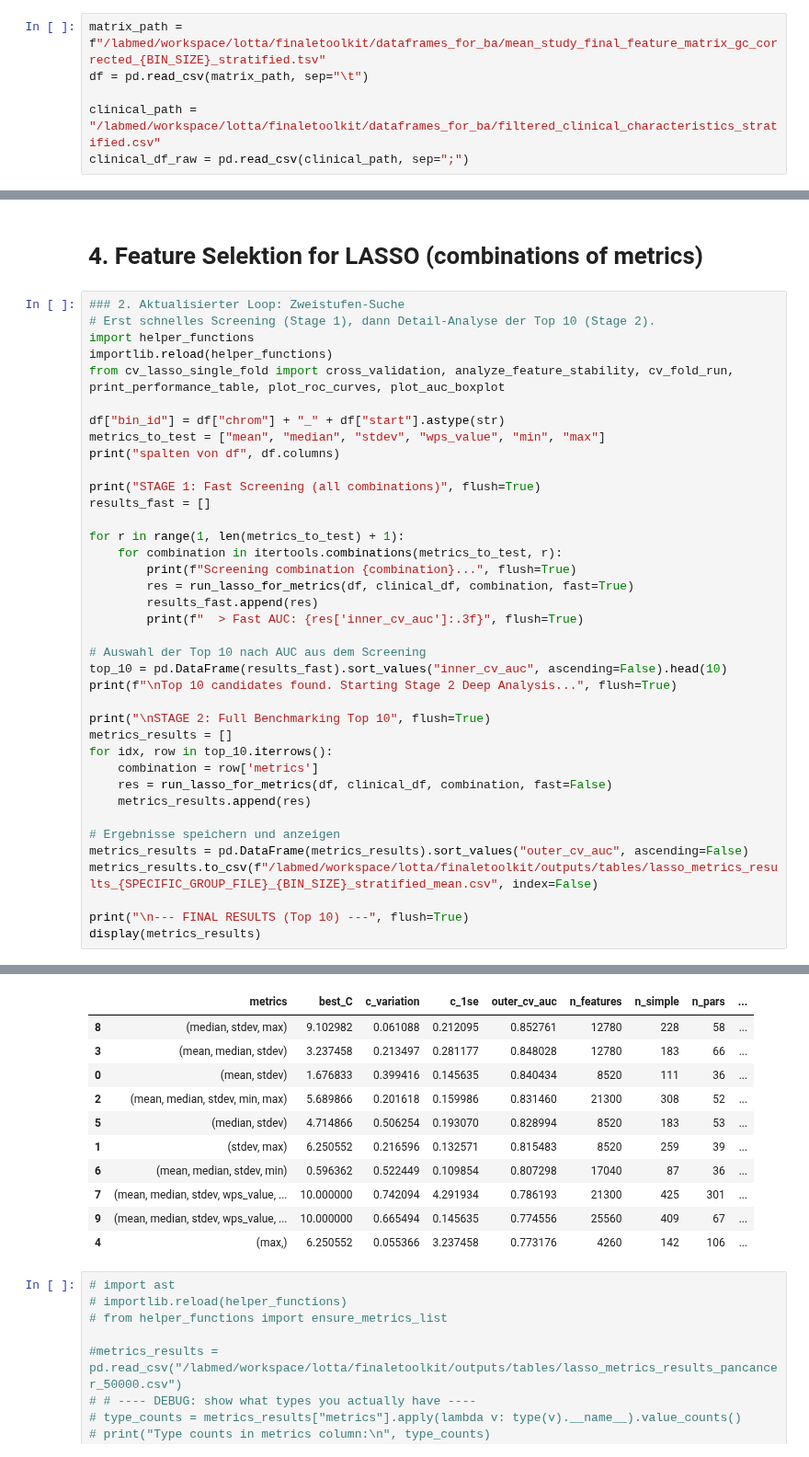
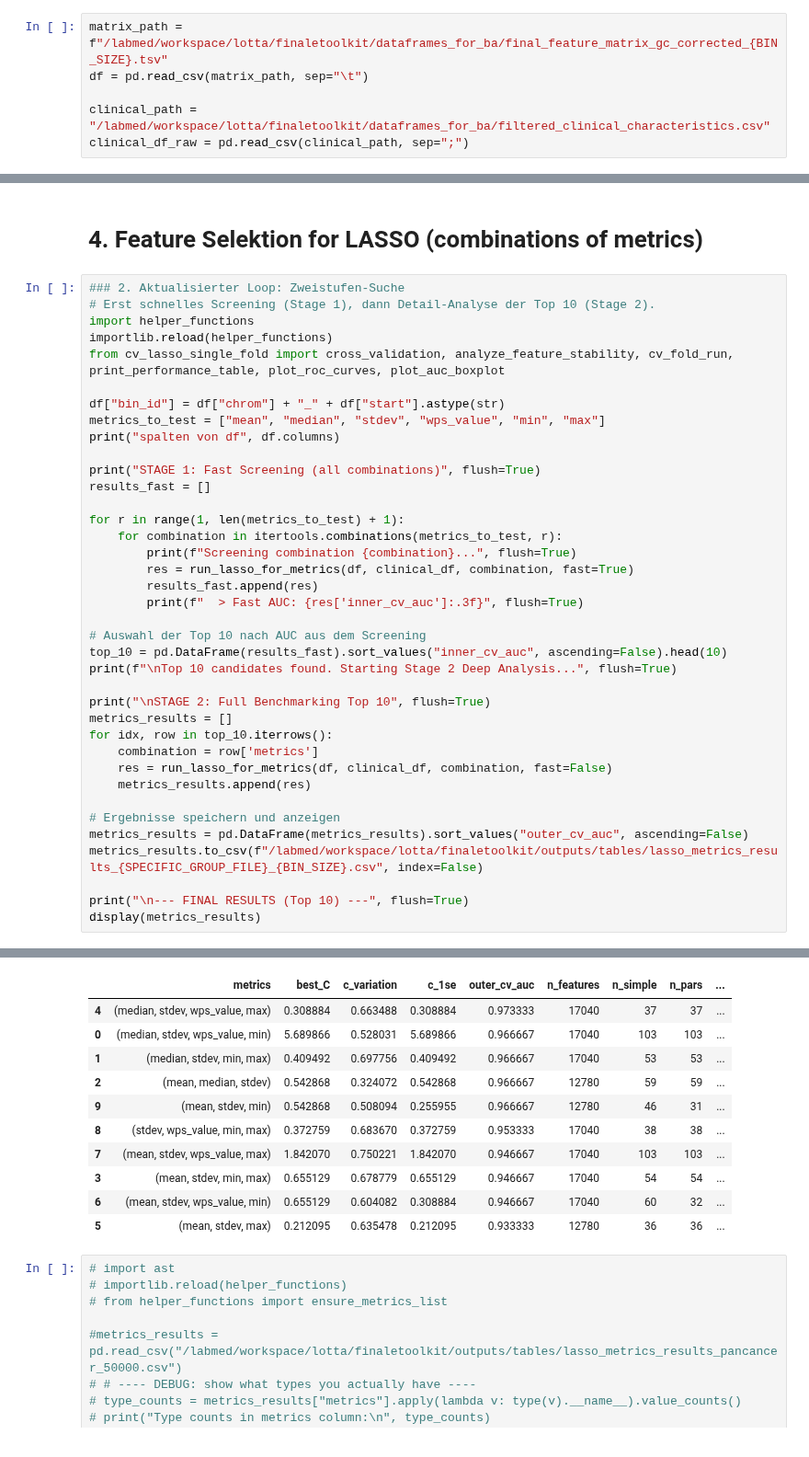
Before and after one commit to LabMedDHM/lotta_frag, a Jupyter notebook: 04_lasso_modeling.ipynb, the cells around one changed output, grey strips where cells are left out. Shown at 92% size. Cells and saved outputs as stored; diff of their text form.

```diff
--- a/04_lasso_modeling.ipynb
+++ b/04_lasso_modeling.ipynb
@@ -51,10 +51,10 @@ Gender+Age
 # %% [markdown]
 # 1. Loading of Dataframes
 # %%
-matrix_path = f"/labmed/workspace/lotta/finaletoolkit/dataframes_for_ba/mean_study_final_feature_matrix_gc_corrected_{BIN_SIZE}_stratified.tsv"
+matrix_path = f"/labmed/workspace/lotta/finaletoolkit/dataframes_for_ba/final_feature_matrix_gc_corrected_{BIN_SIZE}.tsv"
 df = pd.read_csv(matrix_path, sep="\t")
 
-clinical_path = "/labmed/workspace/lotta/finaletoolkit/dataframes_for_ba/filtered_clinical_characteristics_stratified.csv"
+clinical_path = "/labmed/workspace/lotta/finaletoolkit/dataframes_for_ba/filtered_clinical_characteristics.csv"
 clinical_df_raw = pd.read_csv(clinical_path, sep=";")
 # %%
 # import seaborn as sns
@@ -252,7 +252,7 @@ for idx, row in top_10.iterrows():
 
 # Ergebnisse speichern und anzeigen
 metrics_results = pd.DataFrame(metrics_results).sort_values("outer_cv_auc", ascending=False)
-metrics_results.to_csv(f"/labmed/workspace/lotta/finaletoolkit/outputs/tables/lasso_metrics_results_{SPECIFIC_GROUP_FILE}_{BIN_SIZE}_stratified_mean.csv", index=False)
+metrics_results.to_csv(f"/labmed/workspace/lotta/finaletoolkit/outputs/tables/lasso_metrics_results_{SPECIFIC_GROUP_FILE}_{BIN_SIZE}.csv", index=False)
 
 print("\n--- FINAL RESULTS (Top 10) ---", flush=True)
 display(metrics_results)
@@ -275,16 +275,16 @@ best_c computed from scores: 10.0
 
 --- FINAL RESULTS (Top 10) ---
 |  | metrics | best_C | c_variation | c_1se | outer_cv_auc | n_features | n_simple | n_pars | ... |
-| 8 | (median, stdev, max) | 9.102982 | 0.061088 | 0.212095 | 0.852761 | 12780 | 228 | 58 | ... |
-| 3 | (mean, median, stdev) | 3.237458 | 0.213497 | 0.281177 | 0.848028 | 12780 | 183 | 66 | ... |
-| 0 | (mean, stdev) | 1.676833 | 0.399416 | 0.145635 | 0.840434 | 8520 | 111 | 36 | ... |
-| 2 | (mean, median, stdev, min, max) | 5.689866 | 0.201618 | 0.159986 | 0.831460 | 21300 | 308 | 52 | ... |
-| 5 | (median, stdev) | 4.714866 | 0.506254 | 0.193070 | 0.828994 | 8520 | 183 | 53 | ... |
-| 1 | (stdev, max) | 6.250552 | 0.216596 | 0.132571 | 0.815483 | 8520 | 259 | 39 | ... |
-| 6 | (mean, median, stdev, min) | 0.596362 | 0.522449 | 0.109854 | 0.807298 | 17040 | 87 | 36 | ... |
-| 7 | (mean, median, stdev, wps_value, ... | 10.000000 | 0.742094 | 4.291934 | 0.786193 | 21300 | 425 | 301 | ... |
-| 9 | (mean, median, stdev, wps_value, ... | 10.000000 | 0.665494 | 0.145635 | 0.774556 | 25560 | 409 | 67 | ... |
-| 4 | (max,) | 6.250552 | 0.055366 | 3.237458 | 0.773176 | 4260 | 142 | 106 | ... |
+| 4 | (median, stdev, wps_value, max) | 0.308884 | 0.663488 | 0.308884 | 0.973333 | 17040 | 37 | 37 | ... |
+| 0 | (median, stdev, wps_value, min) | 5.689866 | 0.528031 | 5.689866 | 0.966667 | 17040 | 103 | 103 | ... |
+| 1 | (median, stdev, min, max) | 0.409492 | 0.697756 | 0.409492 | 0.966667 | 17040 | 53 | 53 | ... |
+| 2 | (mean, median, stdev) | 0.542868 | 0.324072 | 0.542868 | 0.966667 | 12780 | 59 | 59 | ... |
+| 9 | (mean, stdev, min) | 0.542868 | 0.508094 | 0.255955 | 0.966667 | 12780 | 46 | 31 | ... |
+| 8 | (stdev, wps_value, min, max) | 0.372759 | 0.683670 | 0.372759 | 0.953333 | 17040 | 38 | 38 | ... |
+| 7 | (mean, stdev, wps_value, max) | 1.842070 | 0.750221 | 1.842070 | 0.946667 | 17040 | 103 | 103 | ... |
+| 3 | (mean, stdev, min, max) | 0.655129 | 0.678779 | 0.655129 | 0.946667 | 17040 | 54 | 54 | ... |
+| 6 | (mean, stdev, wps_value, min) | 0.655129 | 0.604082 | 0.308884 | 0.946667 | 17040 | 60 | 32 | ... |
+| 5 | (mean, stdev, max) | 0.212095 | 0.635478 | 0.212095 | 0.933333 | 12780 | 36 | 36 | ... |
 # %%
 # import ast
 # importlib.reload(helper_functions)
```
Also changed, not shown: parts of 17 cells of this notebook, 14 other files.
